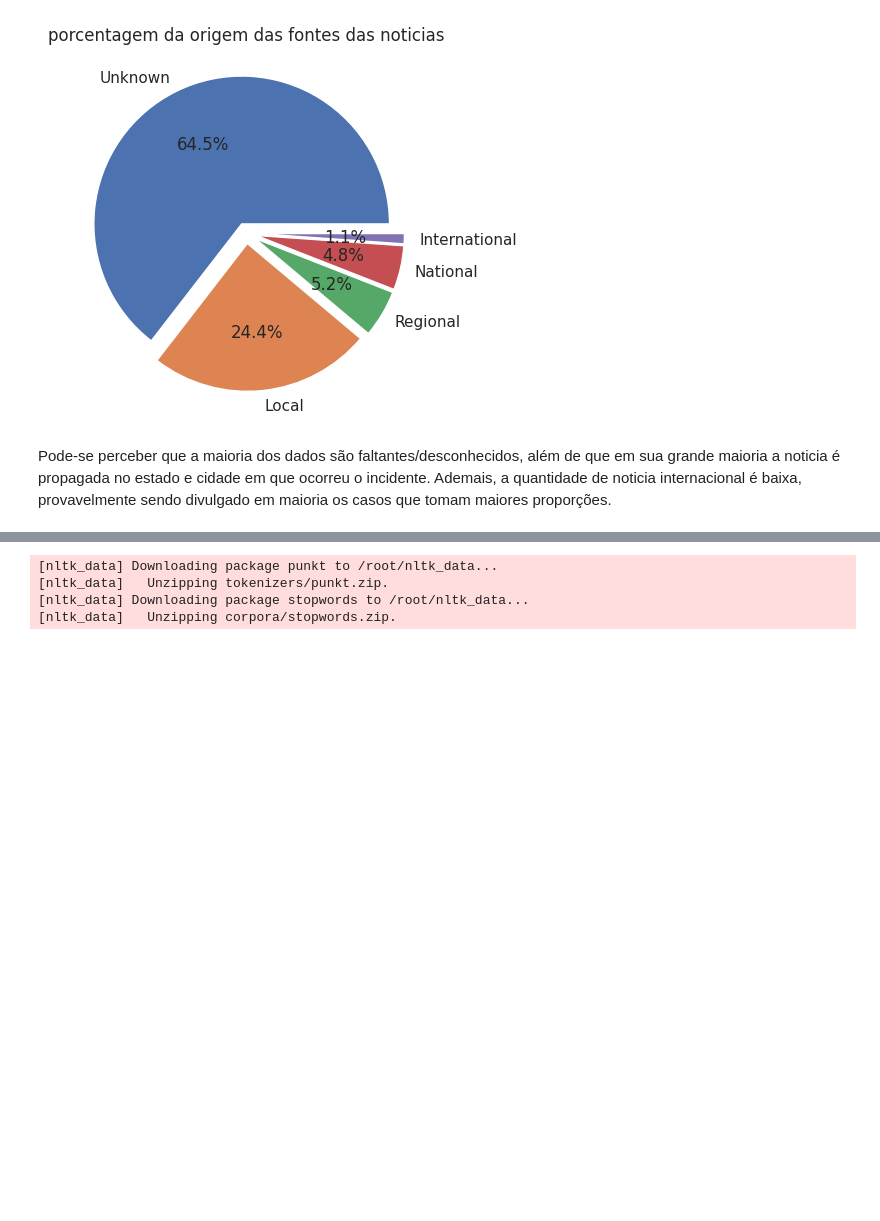
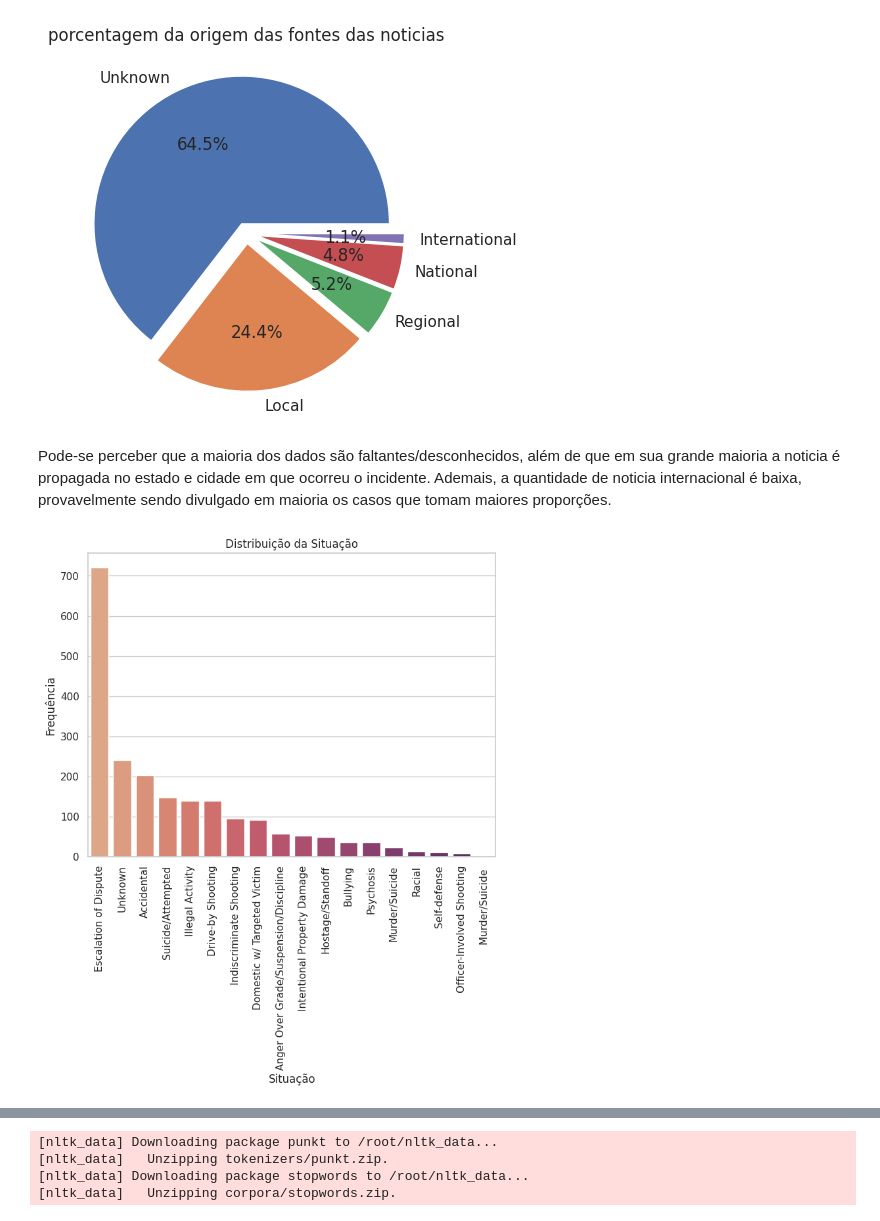
Before and after one commit to mariabandeira/gunviolence, a Jupyter notebook: Violência_Escolar.ipynb, the cells around one changed output, grey strips where cells are left out. Cells and saved outputs as stored; diff of their text form; code cells hidden in the pictures; blank space fills up the shorter version.

```diff
--- a/Violência_Escolar.ipynb
+++ b/Violência_Escolar.ipynb
@@ -1149,3 +1100,14 @@ plt.show()
 [figure]
 # %% [markdown]
 Pode-se perceber que a maioria dos dados são faltantes/desconhecidos, além de que em sua grande maioria a noticia é propagada no estado e cidade em que ocorreu o incidente. Ademais, a quantidade de noticia internacional é baixa, provavelmente sendo divulgado em maioria os casos que tomam maiores proporções.
+# %%
+fig = plt.figure(figsize=(8, 6))
+order = df_incid['Situation'].value_counts().index  #Armazenando os títulos de forma decrescente
+sns.countplot(x='Situation', data=df_incid, palette='flare', order=order)
+plt.xticks(rotation=90)
+plt.xlabel('Situação')
+plt.ylabel('Frequência')
+plt.title('Distribuição da Situação')
+plt.show()
+# %% [output]
+[figure, added]
```
Also changed, not shown: parts of 60 cells of this notebook.
